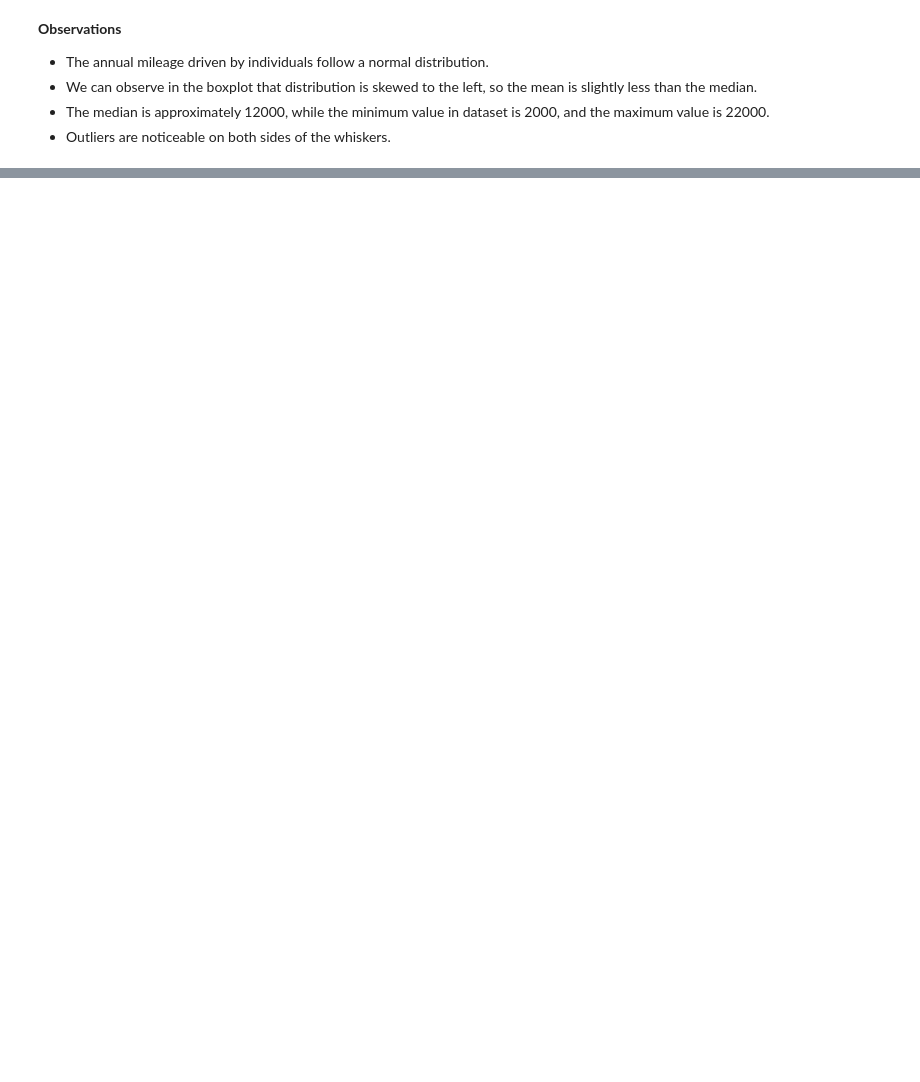
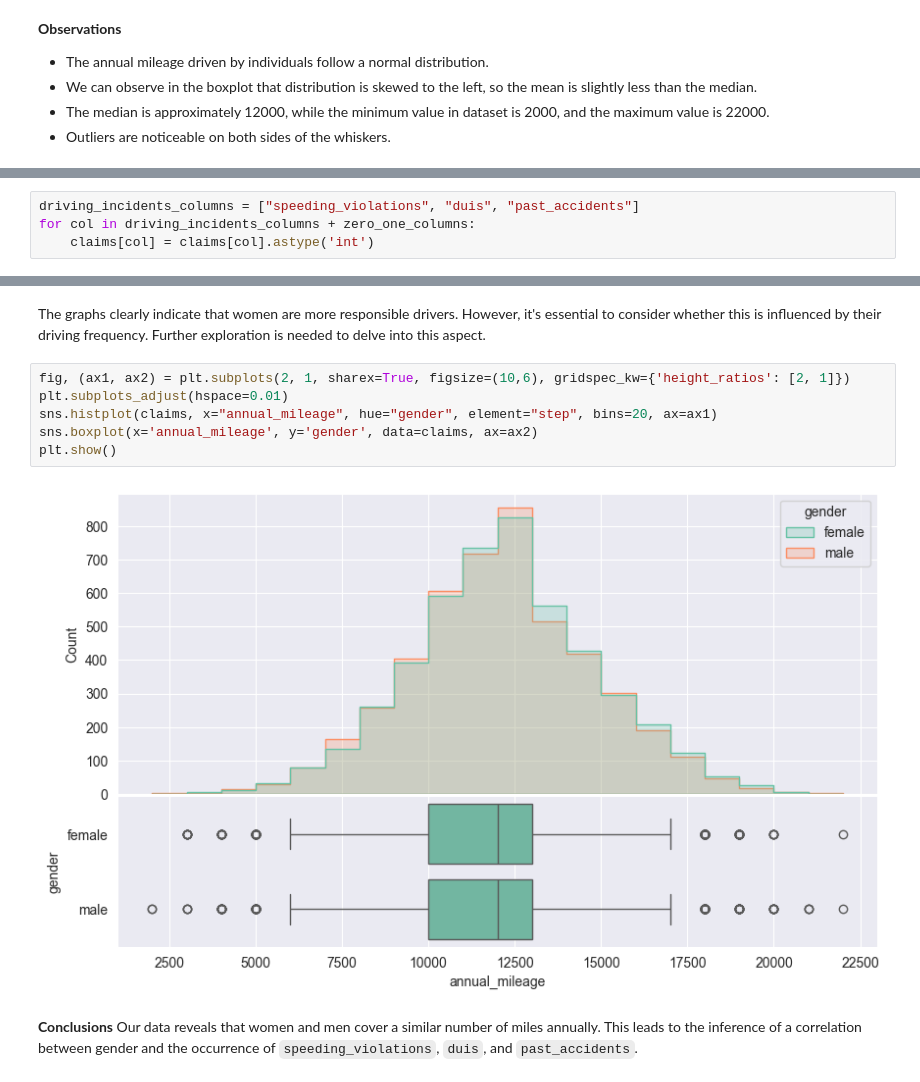
Before and after one commit to mariakyrychok/ds_homeworks, a Jupyter notebook: lec_4/main.ipynb, the cells around one changed output, grey strips where cells are left out. Saved outputs shown, nothing was run; the diff lists cells and outputs as text; blank space fills up the shorter version.

```diff
--- a/lec_4/main.ipynb
+++ b/lec_4/main.ipynb
@@ -411,2 +458,6 @@ Let's discover who is more careful on the road.
+# %%
+driving_incidents_columns = ["speeding_violations", "duis", "past_accidents"]
+for col in driving_incidents_columns + zero_one_columns:
+    claims[col] = claims[col].astype('int')
 # %%
 for col in driving_incidents_columns:
@@ -421,0 +471,13 @@ for col in driving_incidents_columns:
+# %% [markdown]
+The graphs clearly indicate that women are more responsible drivers. However, it's essential to consider whether this is influenced by their driving frequency. Further exploration is needed to delve into this aspect.
+# %%
+fig, (ax1, ax2) = plt.subplots(2, 1, sharex=True, figsize=(10,6), gridspec_kw={'height_ratios': [2, 1]})
+plt.subplots_adjust(hspace=0.01)
+sns.histplot(claims, x="annual_mileage", hue="gender", element="step", bins=20, ax=ax1)
+sns.boxplot(x='annual_mileage', y='gender', data=claims, ax=ax2)
+plt.show()
+# %% [output]
+[figure, added]
+# %% [markdown]
+**Conclusions**
+Our data reveals that women and men cover a similar number of miles annually. This leads to the inference of a correlation between gender and the occurrence of `speeding_violations`, `duis`, and `past_accidents`.
```
Also changed, not shown: parts of 24 cells of this notebook.
